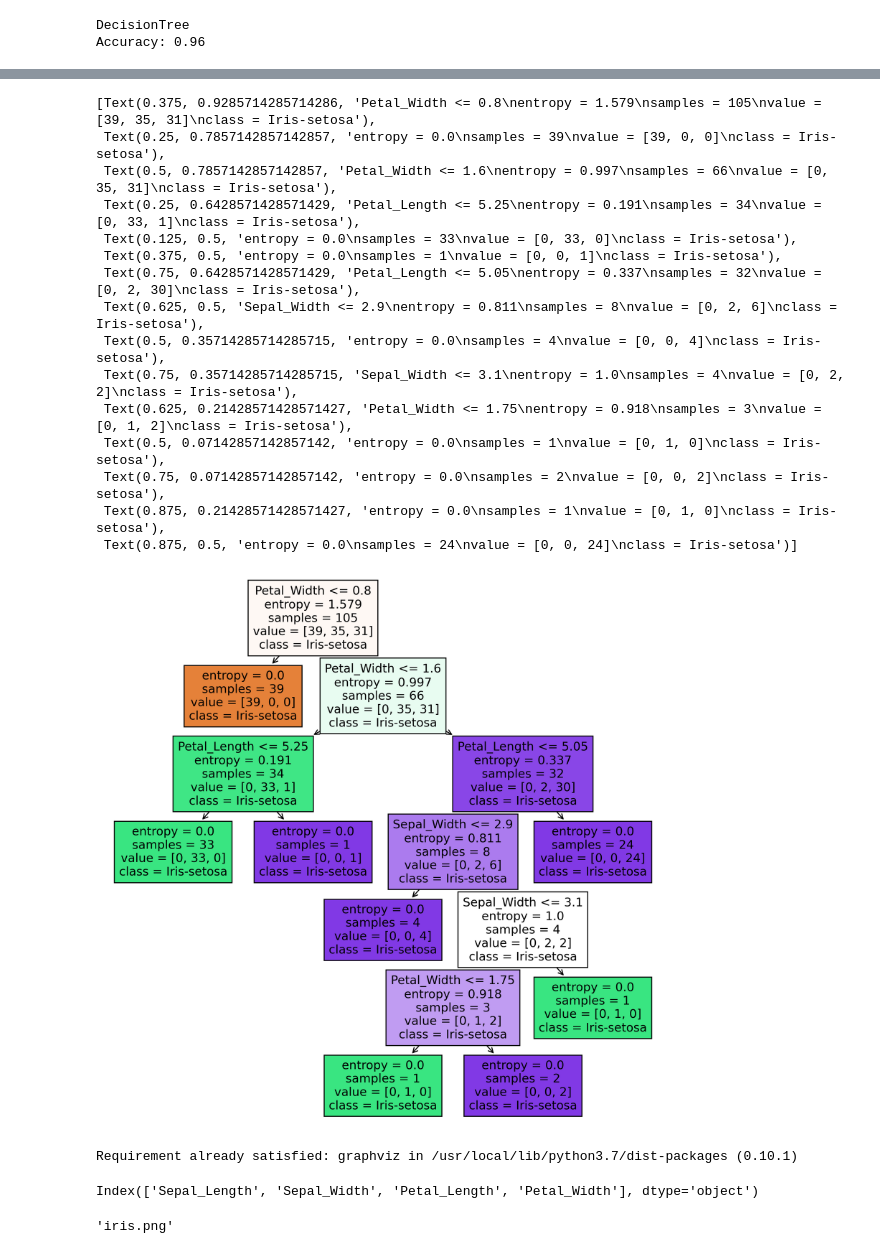
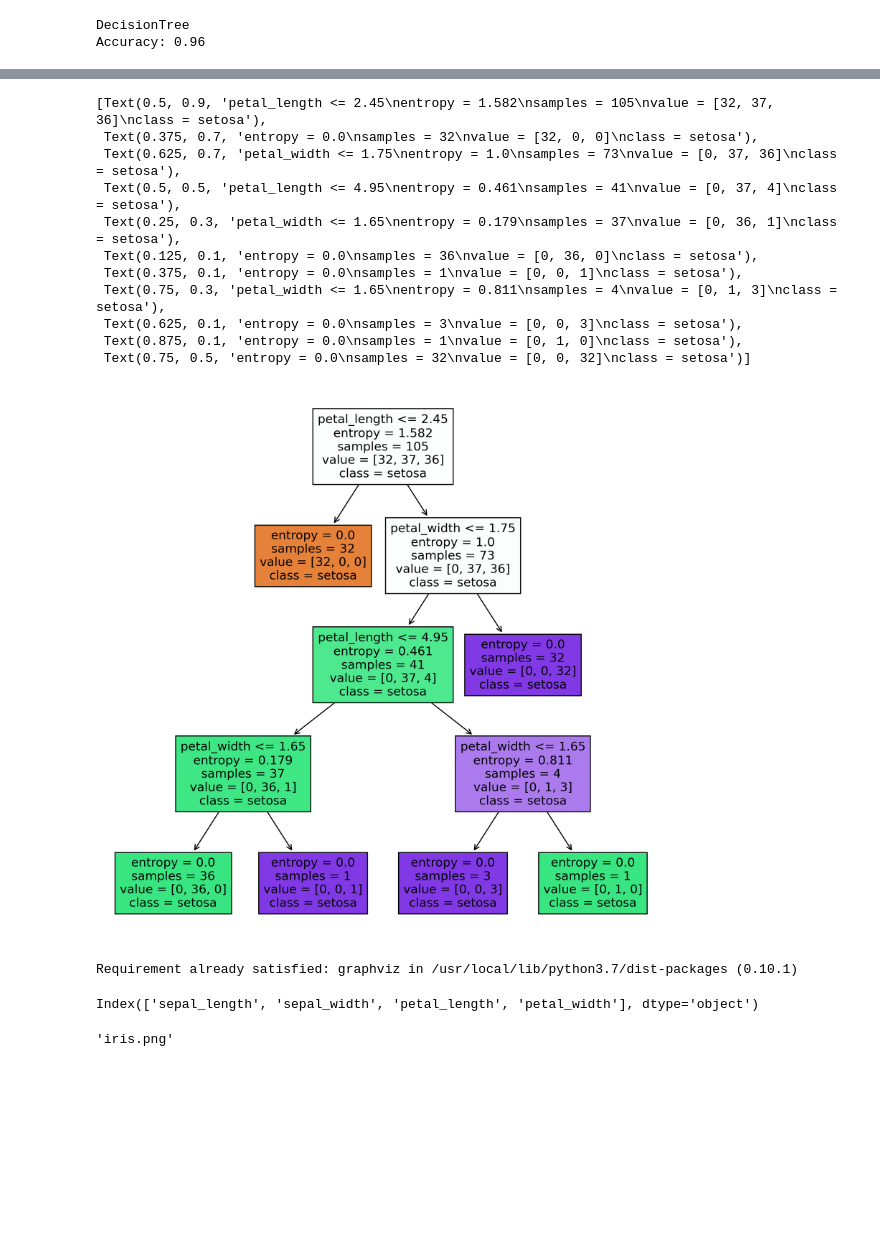
Before and after one commit to alinemls/datasets, a Jupyter notebook: Iris_Decision_Tree.ipynb, the cells around one changed output, grey strips where cells are left out. Cells and saved outputs as stored; diff of their text form; code cells hidden in the pictures; blank space fills up the shorter version.

```diff
--- a/Iris_Decision_Tree.ipynb
+++ b/Iris_Decision_Tree.ipynb
@@ -37,23 +59,23 @@ scaler = StandardScaler()
 trans = MinMaxScaler()
 
 if n_base == "iris":
-  bb = sns.load_dataset(n_base)
+  df = sns.load_dataset(n_base)
 
 if n_base == 'seeds':
-  bb = pd.read_csv("/content/drive/MyDrive/bases/seeds.csv",sep=",")
+  df = pd.read_csv("/content/drive/MyDrive/bases/seeds.csv",sep=",")
 
 if n_base == 'glass':
-  bb = pd.read_csv("/content/drive/MyDrive/bases/glass.csv",sep=",")
+  df = pd.read_csv("/content/drive/MyDrive/bases/glass.csv",sep=",")
 
 if n_base == 'wine':
-  bb = pd.read_csv("/content/drive/MyDrive/bases/wine.csv",sep=",")
+  df = pd.read_csv("/content/drive/MyDrive/bases/wine.csv",sep=",")
 
 if n_base == 'cancer_mama':
-  bb = pd.read_csv("/content/drive/MyDrive/bases/cancermama.csv",sep=",")
-  bb = bb.iloc[: , :-1]
-  col_list = list(bb)
+  df = pd.read_csv("/content/drive/MyDrive/bases/cancermama.csv",sep=",")
+  df = bb.iloc[: , :-1]
+  col_list = list(df)
   columns_titles = ['id', 'fractal_dimension_worst', 'radius_mean', 'texture_mean', 'perimeter_mean', 'area_mean', 'smoothness_mean', 'compactness_mean', 'concavity_mean', 'concave points_mean', 'symmetry_mean', 'fractal_dimension_mean', 'radius_se', 'texture_se', 'perimeter_se', 'area_se', 'smoothness_se', 'compactness_se', 'concavity_se', 'concave points_se', 'symmetry_se', 'fractal_dimension_se', 'radius_worst', 'texture_worst', 'perimeter_worst', 'area_worst', 'smoothness_worst', 'compactness_worst', 'concavity_worst', 'concave points_worst', 'symmetry_worst', 'diagnosis']
-  bb=bb.reindex(columns=columns_titles)
+  df=df.reindex(columns=columns_titles)
 
 
 #pin = sns.load_dataset('penguins')
@@ -128,3 +161,3 @@ print("=========> Base Modificada <=========\n",data)
 # %%
-#df.drop(labels=['Id'], axis=1, inplace=True, errors='ignore')
+df.drop(labels=['Id'], axis=1, inplace=True, errors='ignore')
 # %%
@@ -151,7 +215,7 @@ dtype: int64
 # definir qual dataset será usado
 dataset_model = df.copy()
 # %%
-X = dataset_model.drop(columns=['Species']).values
+X = dataset_model.drop(columns=['species']).values
 # %%
 X
 # %% [output]
@@ -175,8 +239,8 @@ array([[5.1, 3.5, 1.4, 0.2],
 # %%
 # Transformação do atributo categórico em numérico
 le = preprocessing.LabelEncoder()
-le.fit(dataset_model.Species)
-y = le.transform(dataset_model['Species'].values)
+le.fit(dataset_model.species)
+y = le.transform(dataset_model['species'].values)
 y
 # %% [output]
 array([0, 0, 0, 0, 0, 0, 0, 0, 0, 0, 0, 0, 0, 0, 0, 0, 0, 0, 0, 0, 0, 0,
@@ -285,31 +347,27 @@ plot_confusion_matrix(conf_mat,figsize=(12,4),cmap='copper_r')
 # %%
 # Gerar a árvore para exibição
 
 fig, axes = plt.subplots(nrows = 1,ncols = 1,figsize = (10,10), dpi=300)
 tree.plot_tree(clf_dt,
                feature_names = df.columns,
                #class_names=['a','b'],
-               class_names=df.Species,
+               class_names=df.species,
                filled = True
                )
 # fig.savefig('tree.png')
 # %% [output]
-[Text(0.375, 0.9285714285714286, 'Petal_Width <= 0.8\nentropy = 1.579\nsamples = 105\nvalue = [39, 35, 31]\nclass = Iris-setosa'),
- Text(0.25, 0.7857142857142857, 'entropy = 0.0\nsamples = 39\nvalue = [39, 0, 0]\nclass = Iris-setosa'),
- Text(0.5, 0.7857142857142857, 'Petal_Width <= 1.6\nentropy = 0.997\nsamples = 66\nvalue = [0, 35, 31]\nclass = Iris-setosa'),
- Text(0.25, 0.6428571428571429, 'Petal_Length <= 5.25\nentropy = 0.191\nsamples = 34\nvalue = [0, 33, 1]\nclass = Iris-setosa'),
- Text(0.125, 0.5, 'entropy = 0.0\nsamples = 33\nvalue = [0, 33, 0]\nclass = Iris-setosa'),
- Text(0.375, 0.5, 'entropy = 0.0\nsamples = 1\nvalue = [0, 0, 1]\nclass = Iris-setosa'),
- Text(0.75, 0.6428571428571429, 'Petal_Length <= 5.05\nentropy = 0.337\nsamples = 32\nvalue = [0, 2, 30]\nclass = Iris-setosa'),
- Text(0.625, 0.5, 'Sepal_Width <= 2.9\nentropy = 0.811\nsamples = 8\nvalue = [0, 2, 6]\nclass = Iris-setosa'),
- Text(0.5, 0.35714285714285715, 'entropy = 0.0\nsamples = 4\nvalue = [0, 0, 4]\nclass = Iris-setosa'),
- Text(0.75, 0.35714285714285715, 'Sepal_Width <= 3.1\nentropy = 1.0\nsamples = 4\nvalue = [0, 2, 2]\nclass = Iris-setosa'),
- Text(0.625, 0.21428571428571427, 'Petal_Width <= 1.75\nentropy = 0.918\nsamples = 3\nvalue = [0, 1, 2]\nclass = Iris-setosa'),
- Text(0.5, 0.07142857142857142, 'entropy = 0.0\nsamples = 1\nvalue = [0, 1, 0]\nclass = Iris-setosa'),
- Text(0.75, 0.07142857142857142, 'entropy = 0.0\nsamples = 2\nvalue = [0, 0, 2]\nclass = Iris-setosa'),
- Text(0.875, 0.21428571428571427, 'entropy = 0.0\nsamples = 1\nvalue = [0, 1, 0]\nclass = Iris-setosa'),
- Text(0.875, 0.5, 'entropy = 0.0\nsamples = 24\nvalue = [0, 0, 24]\nclass = Iris-setosa')]
+[Text(0.5, 0.9, 'petal_length <= 2.45\nentropy = 1.582\nsamples = 105\nvalue = [32, 37, 36]\nclass = setosa'),
+ Text(0.375, 0.7, 'entropy = 0.0\nsamples = 32\nvalue = [32, 0, 0]\nclass = setosa'),
+ Text(0.625, 0.7, 'petal_width <= 1.75\nentropy = 1.0\nsamples = 73\nvalue = [0, 37, 36]\nclass = setosa'),
+ Text(0.5, 0.5, 'petal_length <= 4.95\nentropy = 0.461\nsamples = 41\nvalue = [0, 37, 4]\nclass = setosa'),
+ Text(0.25, 0.3, 'petal_width <= 1.65\nentropy = 0.179\nsamples = 37\nvalue = [0, 36, 1]\nclass = setosa'),
+ Text(0.125, 0.1, 'entropy = 0.0\nsamples = 36\nvalue = [0, 36, 0]\nclass = setosa'),
+ Text(0.375, 0.1, 'entropy = 0.0\nsamples = 1\nvalue = [0, 0, 1]\nclass = setosa'),
+ Text(0.75, 0.3, 'petal_width <= 1.65\nentropy = 0.811\nsamples = 4\nvalue = [0, 1, 3]\nclass = setosa'),
+ Text(0.625, 0.1, 'entropy = 0.0\nsamples = 3\nvalue = [0, 0, 3]\nclass = setosa'),
+ Text(0.875, 0.1, 'entropy = 0.0\nsamples = 1\nvalue = [0, 1, 0]\nclass = setosa'),
+ Text(0.75, 0.5, 'entropy = 0.0\nsamples = 32\nvalue = [0, 0, 32]\nclass = setosa')]
-[figure, old version]
+[figure, new version]
 # %%
 !pip install graphviz
 # %% [output]
@@ -317,8 +375,8 @@ Requirement already satisfied: graphviz in /usr/local/lib/python3.7/dist-package
 # %%
 import graphviz
 # %%
-dataset_model.columns.drop('Species')
+dataset_model.columns.drop('species')
 # %% [output]
-Index(['Sepal_Length', 'Sepal_Width', 'Petal_Length', 'Petal_Width'], dtype='object')
+Index(['sepal_length', 'sepal_width', 'petal_length', 'petal_width'], dtype='object')
 # %%
 dot_data = tree.export_graphviz(clf_dt, out_file=None,
```
Also changed, not shown: parts of 15 cells of this notebook.
